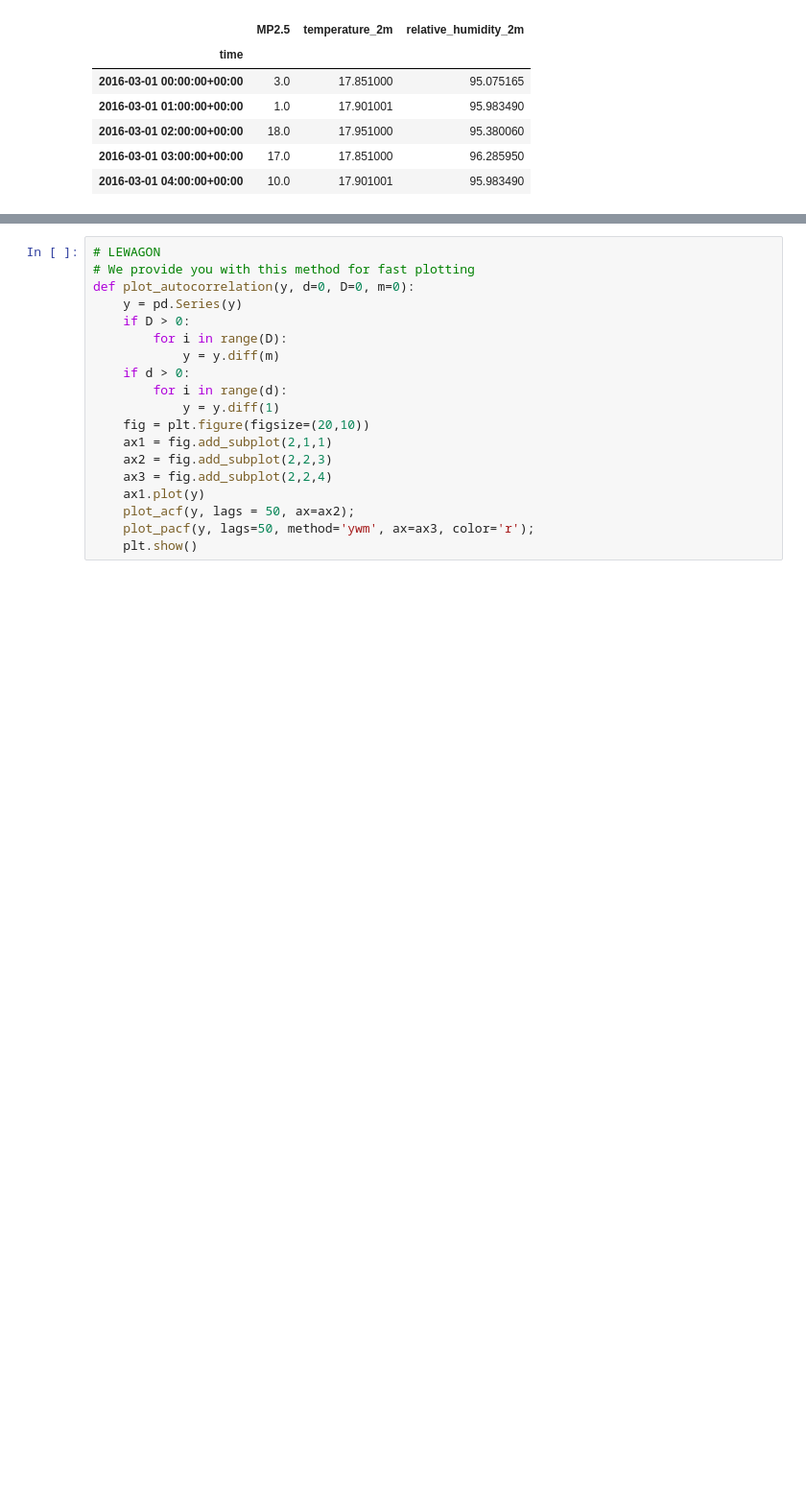
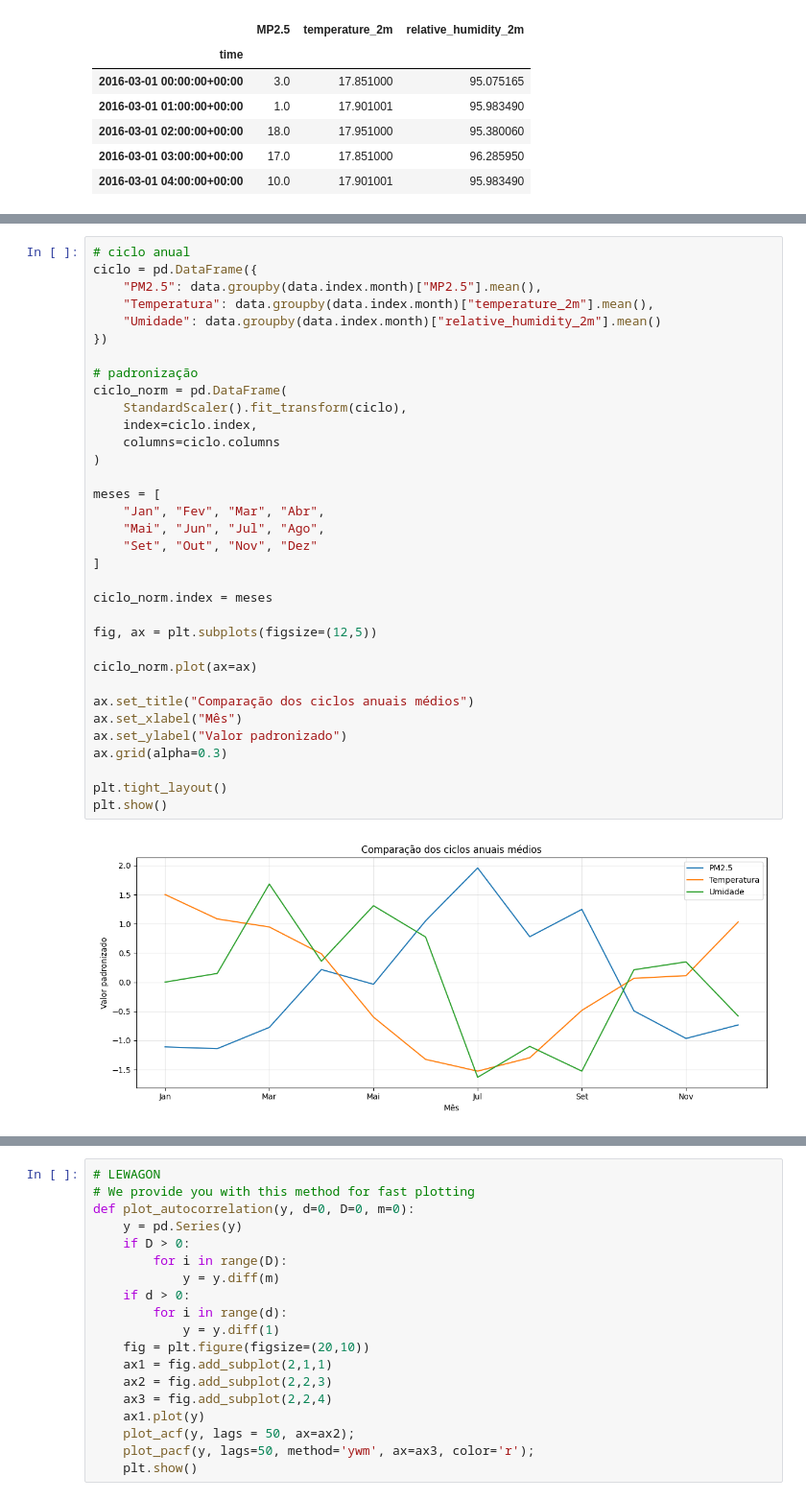
Before and after one commit to izabelcmn/respira_sp, a Jupyter notebook: notebook/izabelcmn_sarimax.ipynb, the cells around one changed output, grey strips where cells are left out. Shown at 96% size. Drawn from its saved outputs; the diff is of its cells as text; blank space fills up the shorter version.

```diff
--- a/notebook/izabelcmn_sarimax.ipynb
+++ b/notebook/izabelcmn_sarimax.ipynb
@@ -52,0 +102,36 @@ y = data["MP2.5"]
+# %%
+# ciclo anual
+ciclo = pd.DataFrame({
+    "PM2.5": data.groupby(data.index.month)["MP2.5"].mean(),
+    "Temperatura": data.groupby(data.index.month)["temperature_2m"].mean(),
+    "Umidade": data.groupby(data.index.month)["relative_humidity_2m"].mean()
+})
+
+# padronização
+ciclo_norm = pd.DataFrame(
+    StandardScaler().fit_transform(ciclo),
+    index=ciclo.index,
+    columns=ciclo.columns
+)
+
+meses = [
+    "Jan", "Fev", "Mar", "Abr",
+    "Mai", "Jun", "Jul", "Ago",
+    "Set", "Out", "Nov", "Dez"
+]
+
+ciclo_norm.index = meses
+
+fig, ax = plt.subplots(figsize=(12,5))
+
+ciclo_norm.plot(ax=ax)
+
+ax.set_title("Comparação dos ciclos anuais médios")
+ax.set_xlabel("Mês")
+ax.set_ylabel("Valor padronizado")
+ax.grid(alpha=0.3)
+
+plt.tight_layout()
+plt.show()
+# %% [output]
+[figure, added]
```
Also changed, not shown: parts of 27 cells of this notebook, 1 other file.
